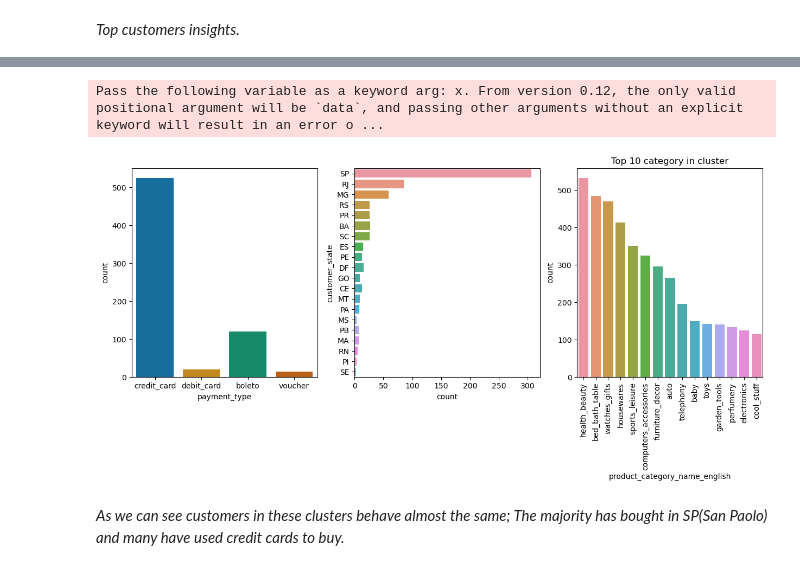
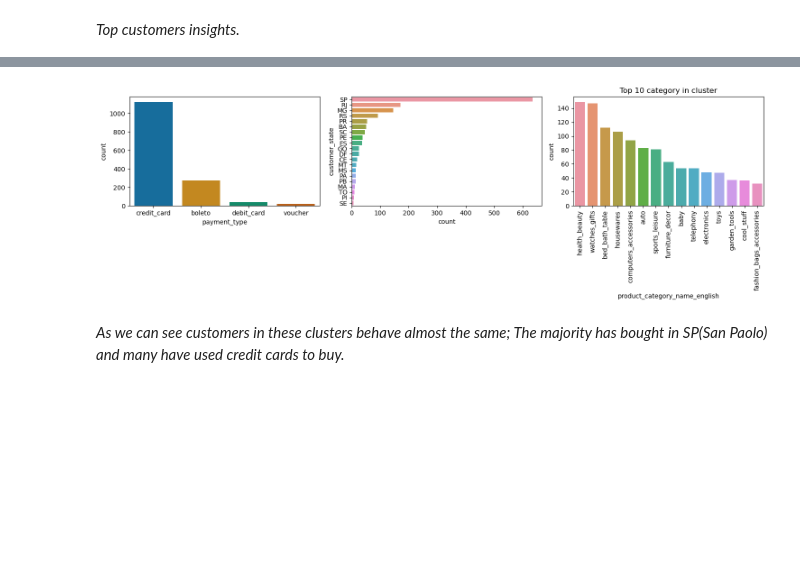
Before and after one commit to Matcar02/Devops_Project_Customer_Segmentation, a Jupyter notebook: Customer_Segmentation_DevOps/notebooks/main.ipynb, the cells around one changed output, grey strips where cells are left out. Saved outputs shown, nothing was run; the diff lists cells and outputs as text; code cells hidden in the pictures; blank space fills up the shorter version.

```diff
--- a/Customer_Segmentation_DevOps/notebooks/main.ipynb
+++ b/Customer_Segmentation_DevOps/notebooks/main.ipynb
@@ -11,12 +11,22 @@ import seaborn as sns
 import matplotlib.pyplot as plt
 import datetime as dt
 import scipy.cluster.hierarchy as sch
+import os
+
 #import altair as alt
 %matplotlib inline
 
-df = pd.read_csv('customer_segmentation.csv')
+'''
+df = pd.read_csv('data\external\customer_segmentation.csv')
 df.drop_duplicates(inplace = True)
 df.columns
+
+'''
+csv_file_path = os.path.join("..", "data", "external", "customer_segmentation.csv")
+# Read the CSV file into a DataFrame
+df = pd.read_csv(csv_file_path)
+df.drop_duplicates(inplace = True)
+df.columns
 # %% [output]
 Index(['order_id', 'customer_id', 'order_status', 'order_purchase_timestamp',
        'order_approved_at', 'order_delivered_carrier_date',
@@ -1179,8 +1201,11 @@ sns.countplot(x=df["payment_type"])
 <p style="font-size: 16px" font-family="sans-serif">
 Let us now see the top 15 product categories that customers have purchased
 # %%
+##
+'''
+df['product_category_name_english'] = df['product_category_name_english'].astype('object')
 dfcat = pd.value_counts(df['product_category_name_english']).iloc[:15].index
 
 ax = sns.countplot(df['product_category_name_english'], order= dfcat)
-ax.set_xticklabels(ax.get_xticklabels(), rotation = 60)
+ax.set_xticklabels(ax.get_xticklabels(), rotation = 60) '''
 # %% [output]
@@ -1872,32 +1888,27 @@ Pass the following variable as a keyword arg: x. From version 0.12, the only val
 # %%
-ins4=dfpcaf[dfpcaf["clustersann"]==3][insights]
+##
+ins4 = dfpcaf[dfpcaf["clustersann"] == 3][insights]
+fig, (ax1, ax2, ax3) = plt.subplots(1, 3, figsize=(15, 5))
 
-fig, (ax1,ax2,ax3)= plt.subplots(1,3, figsize=(15,5))
-
-
-
-sns.countplot(x= ins1["payment_type"], ax= ax1)
-#axs.set_title(title="Most used payment methods")
-
-
+sns.countplot(x=ins4["payment_type"], ax=ax1)
+# axs.set_title(title="Most used payment methods")
 
 ord1 = pd.value_counts(ins4['customer_state']).iloc[:20].index
-sns.countplot(y = ins1["customer_state"], order = ord1, ax= ax2)
-#axs.set_title(title="Customers' states")
-
-
-
+sns.countplot(y=ins4["customer_state"], order=ord1, ax=ax2)
+# axs.set_title(title="Customers' states")
 
 ord2 = pd.value_counts(ins4['product_category_name_english']).iloc[:15].index
-axs = sns.countplot(ins4['product_category_name_english'], order= ord2, ax = ax3)
-axs.set_xticklabels(axs.get_xticklabels(), rotation = 90)
+ins4_df = pd.DataFrame(ins4)
+axs = sns.countplot(data=ins4_df, x='product_category_name_english', order=ord2, ax=ax3)
+axs.set_xticklabels(axs.get_xticklabels(), rotation=90)
 axs.set_title(label="Top 10 category in cluster")
 
+# Add this line to adjust subplot spacing
+plt.tight_layout()
 
 plt.show()
 # %% [output]
-Pass the following variable as a keyword arg: x. From version 0.12, the only valid positional argument will be `data`, and passing other arguments without an explicit keyword will result in an error o ...
-[figure, old version]
+[figure, new version]
 # %% [markdown]
 <i style ="font-size: 15px">
 As we can see customers in these clusters behave almost the same; The majority has bought in SP(San Paolo) and many have used credit cards to buy.
```
Also changed, not shown: parts of 56 cells of this notebook, 11 other files.
